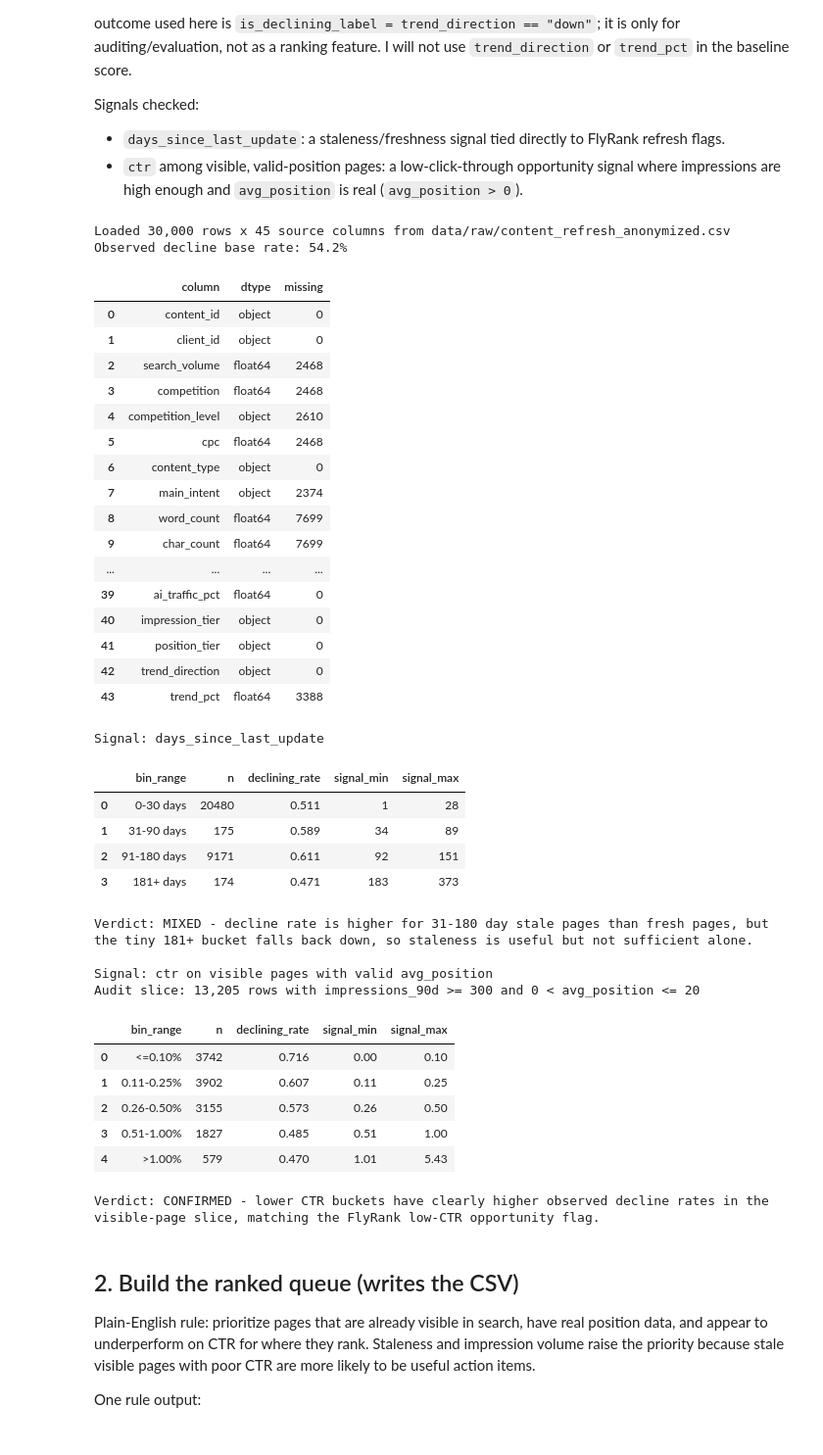
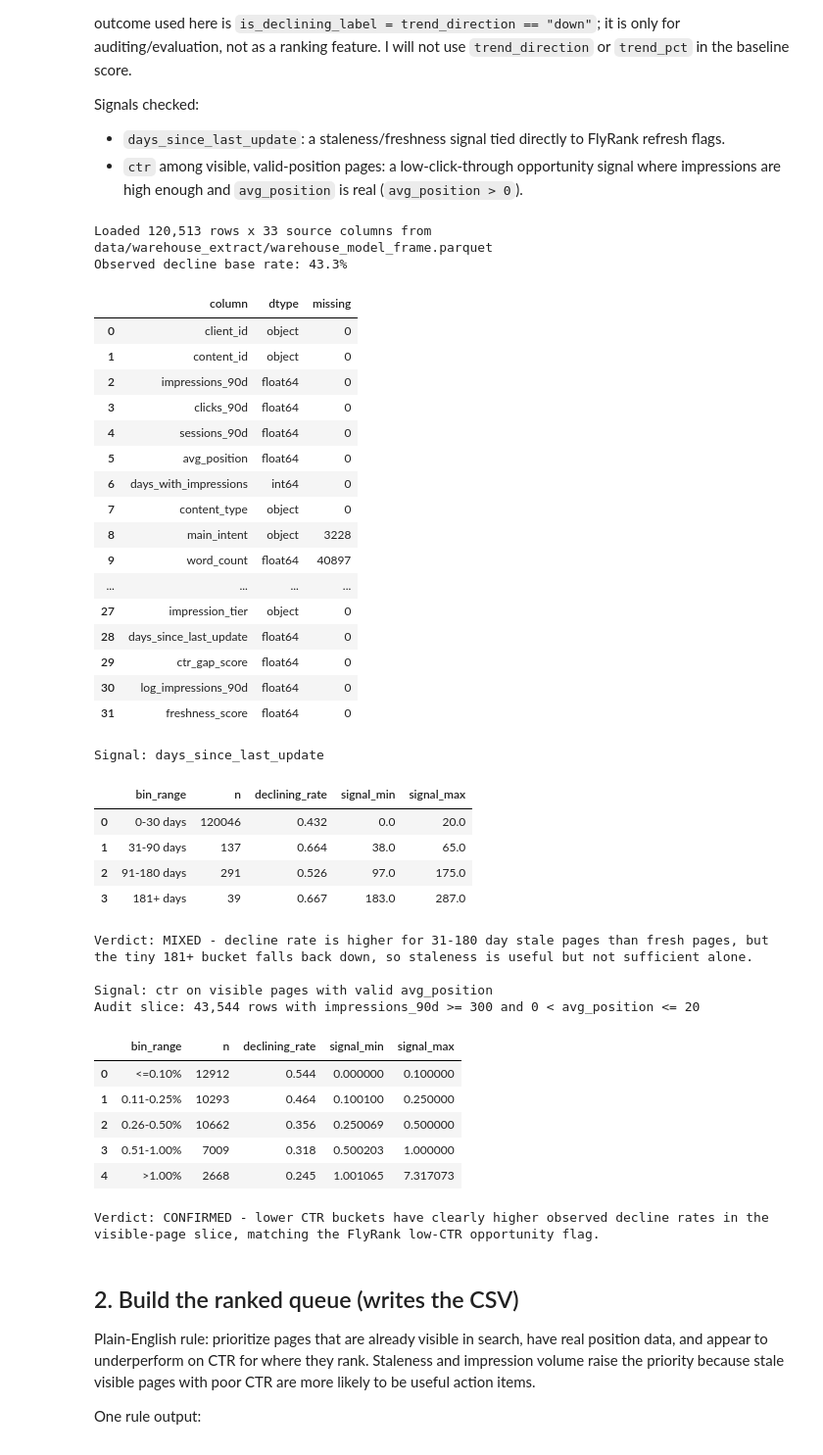
Before and after one commit to AshenDary/FlyRank_Repo, a Jupyter notebook: work/notebooks/w04_baseline_score.ipynb, the cells around one changed output. Shown at 98% size. Saved outputs shown, nothing was run; the diff lists cells and outputs as text; code cells hidden in the pictures.

```diff
--- a/work/notebooks/w04_baseline_score.ipynb
+++ b/work/notebooks/w04_baseline_score.ipynb
@@ -32,16 +34,16 @@ def find_repo_root(start: Path | None = None) -> Path:
     """Find the repo root from either the notebook folder or the repo root."""
     start = (start or Path.cwd()).resolve()
     for candidate in [start, *start.parents]:
-        if (candidate / "data/raw/content_refresh_anonymized.csv").exists():
+        if (candidate / "data/warehouse_extract/warehouse_model_frame.parquet").exists():
             return candidate
-    raise FileNotFoundError("Could not find data/raw/content_refresh_anonymized.csv")
+    raise FileNotFoundError("Could not find data/warehouse_extract/warehouse_model_frame.parquet")
 
 
 REPO_ROOT = find_repo_root()
-DATA_PATH = REPO_ROOT / "data/raw/content_refresh_anonymized.csv"
+DATA_PATH = REPO_ROOT / "data/warehouse_extract/warehouse_model_frame.parquet"
 OUTPUT_PATH = REPO_ROOT / "work/outputs/baseline_action_score.csv"
 
-df = pd.read_csv(DATA_PATH)
+df = pd.read_parquet(DATA_PATH)
 
 # Evaluation-only label. Do not use trend_direction or trend_pct as score inputs.
 df["is_declining_label"] = (df["trend_direction"].eq("down")).astype(int)
@@ -111,67 +113,67 @@ print(
 # Signal 2: CTR on visible pages with real ranking data.
 # avg_position = 0 means no data, so exclude it from this CTR opportunity check.
 visible_valid_position = (
     df["impressions_90d"].ge(300)
     & df["avg_position"].gt(0)
     & df["avg_position"].le(20)
 )
 
 ctr_table = make_bucket_table(
     df,
     signal_col="ctr",
     bins=[-np.inf, 0.10, 0.25, 0.50, 1.00, np.inf],
     labels=["<=0.10%", "0.11-0.25%", "0.26-0.50%", "0.51-1.00%", ">1.00%"],
     mask=visible_valid_position,
 )
 
 print("\nSignal: ctr on visible pages with valid avg_position")
 print(f"Audit slice: {visible_valid_position.sum():,} rows with impressions_90d >= 300 and 0 < avg_position <= 20")
 display(ctr_table)
 print(
     "Verdict: CONFIRMED - lower CTR buckets have clearly higher observed decline rates in the visible-page slice, "
     "matching the FlyRank low-CTR opportunity flag."
 )
 
 
 LEAKAGE_FEATURES = {"trend_direction", "trend_pct", "is_declining_label"}
 section_1_candidate_signals = {"days_since_last_update", "ctr", "impressions_90d", "avg_position"}
 assert section_1_candidate_signals.isdisjoint(LEAKAGE_FEATURES), "Section 1 candidate signals include leakage columns."
 # %% [output]
-Loaded 30,000 rows x 45 source columns from data/raw/content_refresh_anonymized.csv
-Observed decline base rate: 54.2%
+Loaded 120,513 rows x 33 source columns from data/warehouse_extract/warehouse_model_frame.parquet
+Observed decline base rate: 43.3%
 |  | column | dtype | missing |
-| 0 | content_id | object | 0 |
-| 1 | client_id | object | 0 |
-| 2 | search_volume | float64 | 2468 |
-| 3 | competition | float64 | 2468 |
-| 4 | competition_level | object | 2610 |
-| 5 | cpc | float64 | 2468 |
-| 6 | content_type | object | 0 |
-| 7 | main_intent | object | 2374 |
-| 8 | word_count | float64 | 7699 |
-| 9 | char_count | float64 | 7699 |
+| 0 | client_id | object | 0 |
+| 1 | content_id | object | 0 |
+| 2 | impressions_90d | float64 | 0 |
+| 3 | clicks_90d | float64 | 0 |
+| 4 | sessions_90d | float64 | 0 |
+| 5 | avg_position | float64 | 0 |
+| 6 | days_with_impressions | int64 | 0 |
+| 7 | content_type | object | 0 |
+| 8 | main_intent | object | 3228 |
+| 9 | word_count | float64 | 40897 |
 | ... | ... | ... | ... |
-| 39 | ai_traffic_pct | float64 | 0 |
-| 40 | impression_tier | object | 0 |
-| 41 | position_tier | object | 0 |
-| 42 | trend_direction | object | 0 |
-| 43 | trend_pct | float64 | 3388 |
+| 27 | impression_tier | object | 0 |
+| 28 | days_since_last_update | float64 | 0 |
+| 29 | ctr_gap_score | float64 | 0 |
+| 30 | log_impressions_90d | float64 | 0 |
+| 31 | freshness_score | float64 | 0 |
 Signal: days_since_last_update
 |  | bin_range | n | declining_rate | signal_min | signal_max |
-| 0 | 0-30 days | 20480 | 0.511 | 1 | 28 |
-| 1 | 31-90 days | 175 | 0.589 | 34 | 89 |
-| 2 | 91-180 days | 9171 | 0.611 | 92 | 151 |
-| 3 | 181+ days | 174 | 0.471 | 183 | 373 |
+| 0 | 0-30 days | 120046 | 0.432 | 0.0 | 20.0 |
+| 1 | 31-90 days | 137 | 0.664 | 38.0 | 65.0 |
+| 2 | 91-180 days | 291 | 0.526 | 97.0 | 175.0 |
+| 3 | 181+ days | 39 | 0.667 | 183.0 | 287.0 |
 Verdict: MIXED - decline rate is higher for 31-180 day stale pages than fresh pages, but the tiny 181+ bucket falls back down, so staleness is useful but not sufficient alone.
 
 Signal: ctr on visible pages with valid avg_position
-Audit slice: 13,205 rows with impressions_90d >= 300 and 0 < avg_position <= 20
+Audit slice: 43,544 rows with impressions_90d >= 300 and 0 < avg_position <= 20
 |  | bin_range | n | declining_rate | signal_min | signal_max |
-| 0 | <=0.10% | 3742 | 0.716 | 0.00 | 0.10 |
-| 1 | 0.11-0.25% | 3902 | 0.607 | 0.11 | 0.25 |
-| 2 | 0.26-0.50% | 3155 | 0.573 | 0.26 | 0.50 |
-| 3 | 0.51-1.00% | 1827 | 0.485 | 0.51 | 1.00 |
-| 4 | >1.00% | 579 | 0.470 | 1.01 | 5.43 |
+| 0 | <=0.10% | 12912 | 0.544 | 0.000000 | 0.100000 |
+| 1 | 0.11-0.25% | 10293 | 0.464 | 0.100100 | 0.250000 |
+| 2 | 0.26-0.50% | 10662 | 0.356 | 0.250069 | 0.500000 |
+| 3 | 0.51-1.00% | 7009 | 0.318 | 0.500203 | 1.000000 |
+| 4 | >1.00% | 2668 | 0.245 | 1.001065 | 7.317073 |
 Verdict: CONFIRMED - lower CTR buckets have clearly higher observed decline rates in the visible-page slice, matching the FlyRank low-CTR opportunity flag.
 # %% [markdown]
 ## 2. Build the ranked queue (writes the CSV)
```
Also changed, not shown: parts of 4 cells of this notebook, 6 other files.
